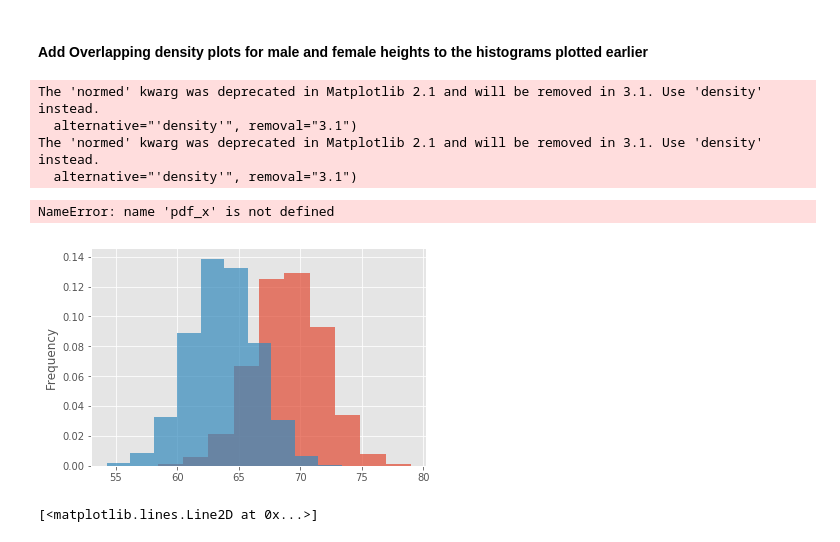
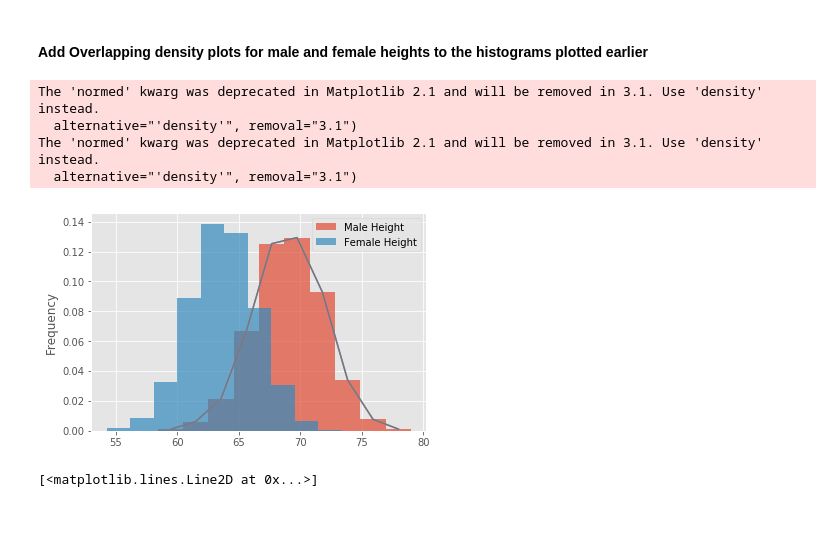
Before and after one commit to AustinKrause/dsc-1-09-11-the-probability-density-function-lab-nyc-ds-career-031119, a Jupyter notebook: index.ipynb, the cells around one changed output. Saved outputs shown, nothing was run; the diff lists cells and outputs as text; code cells hidden in the pictures.

```diff
--- a/index.ipynb
+++ b/index.ipynb
@@ -106,19 +106,20 @@ plt.legend()
 # %%
 binsize = 10
 
 male_df.Height.plot.hist(bins = binsize, normed = True,  alpha = 0.7, label ="Male Height")
 female_df.Height.plot.hist(bins = binsize, normed = True, alpha = 0.7, label='Female Height')
-x_y = density(male_df.Height)
+x,y = density(male_df.Height)
+plt.plot(x,y)
+x_y = density(female_df.Height)
 plt.plot(x,y)
 plt.legend()
 plt.show()
 # %% [output]
 The 'normed' kwarg was deprecated in Matplotlib 2.1 and will be removed in 3.1. Use 'density' instead.
   alternative="'density'", removal="3.1")
 The 'normed' kwarg was deprecated in Matplotlib 2.1 and will be removed in 3.1. Use 'density' instead.
   alternative="'density'", removal="3.1")
-NameError: name 'pdf_x' is not defined
-[figure, old version]
+[figure, new version]
 # %%
 # %% [output]
 [<matplotlib.lines.Line2D at 0x...>]
```
